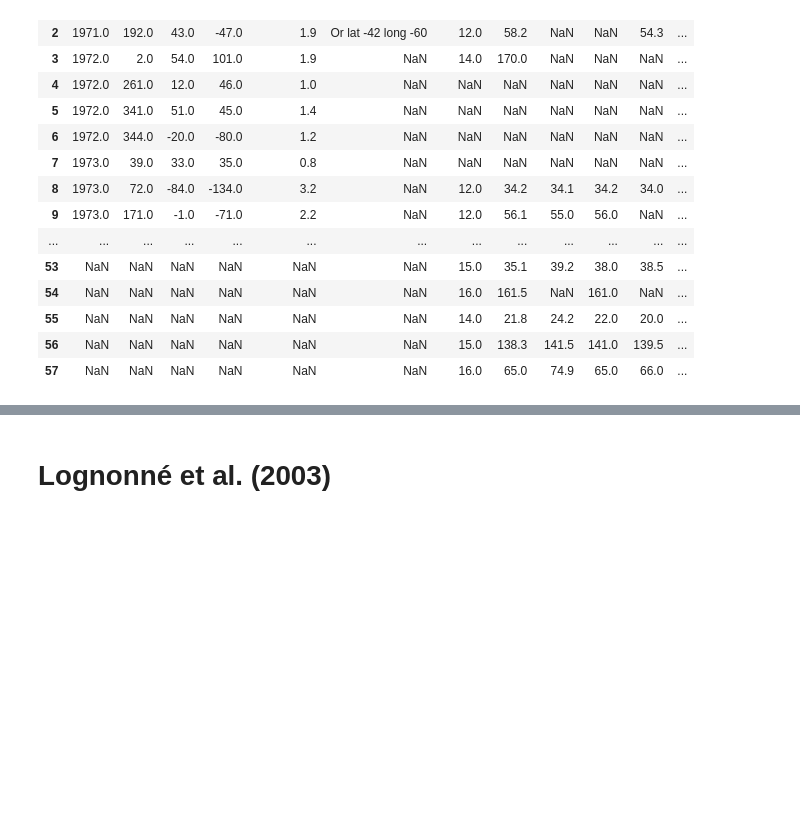
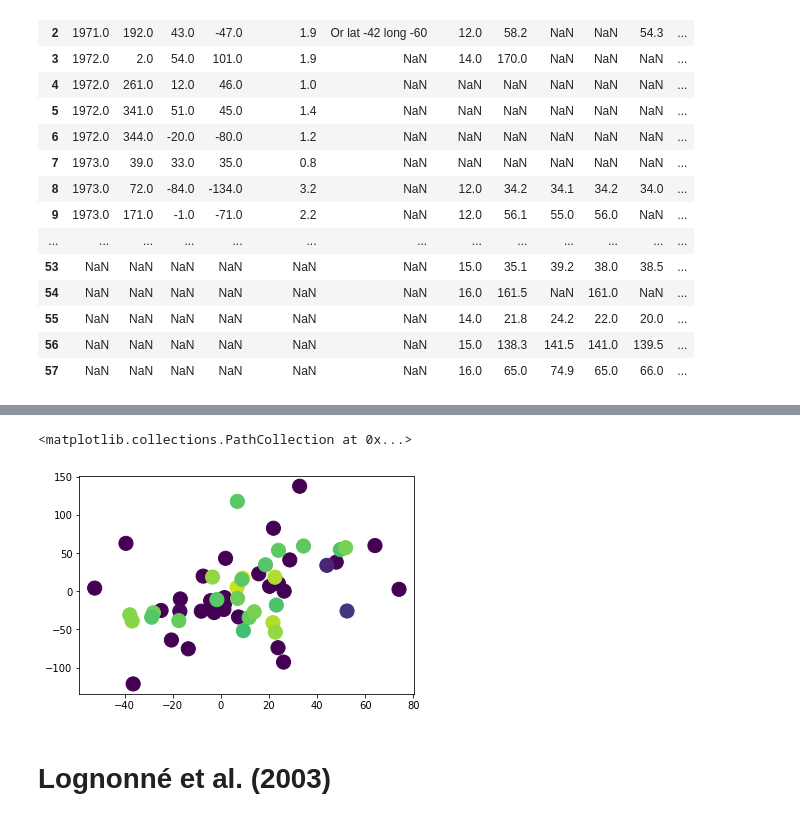
Before and after one commit to ivanmm25/space_seismologists, a Jupyter notebook: etl/load_data.ipynb, the cells around one changed output, grey strips where cells are left out. Drawn from its saved outputs; the diff is of its cells as text; code cells hidden in the pictures; blank space fills up the shorter version.

```diff
--- a/etl/load_data.ipynb
+++ b/etl/load_data.ipynb
@@ -115,2 +154,7 @@ locations_arrivals_nakamura_sm
+# %%
+plt.scatter(lognonne_df.Lat, lognonne_df.Long, s=200, c=lognonne_df.Depth)
+# %% [output]
+<matplotlib.collections.PathCollection at 0x...>
+[figure, added]
 # %% [markdown]
 # Lognonné et al. (2003)
```
Also changed, not shown: parts of 4 cells of this notebook, 1 other file.
